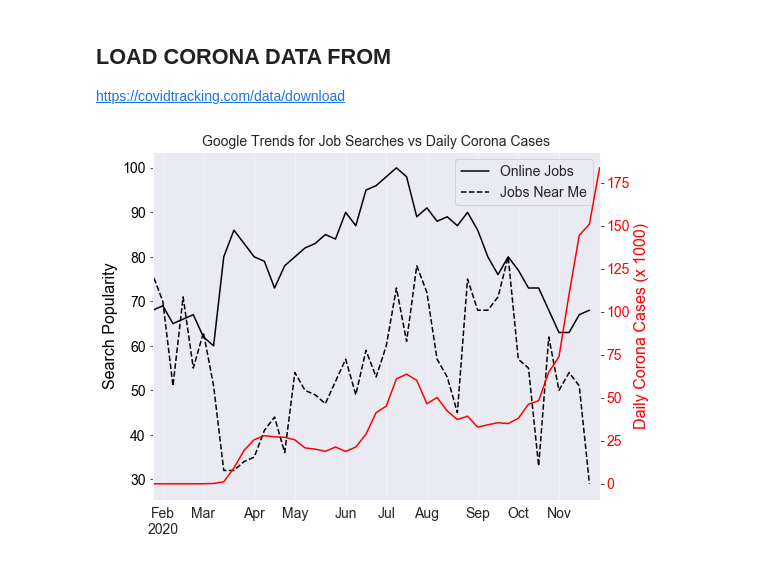
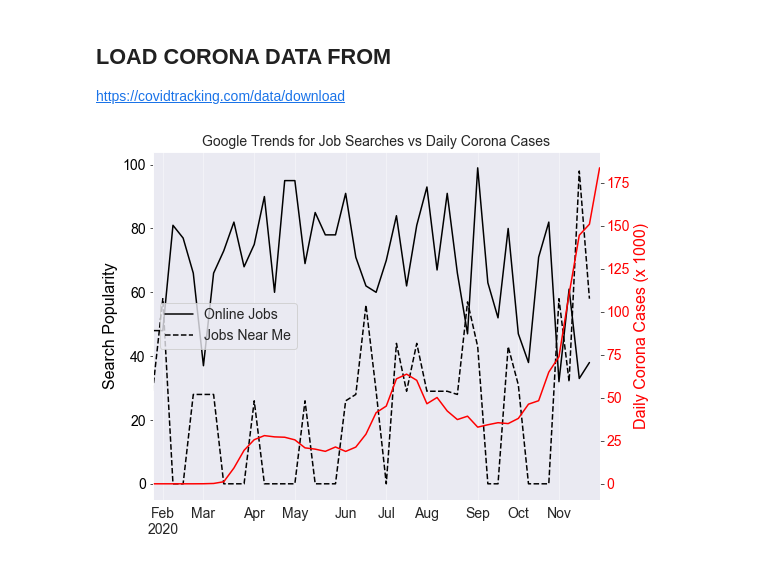
Before and after one commit to s1nancan/Job-Searches-vs-Covid-Cases-Analysis, a Jupyter notebook: Google Trends Analysis.ipynb, the cells around one changed output. Drawn from its saved outputs; the diff is of its cells as text; code cells hidden in the pictures.

```diff
--- a/Google Trends Analysis.ipynb
+++ b/Google Trends Analysis.ipynb
@@ -75,7 +58,7 @@ related_queries_dict
 # %%
 keywords = ['online ways to make money','online jobs','make money online free',
                               'way to make money online','make fast money online','earn money online',
-            'make money from home online','apply jobs']
+            'make money from home online','apply jobs', 'find jobs near me']
 # %%
 keyword = 'make money online'
 pytrend.build_payload(kw_list=[keyword])
@@ -97,5 +80,5 @@ time_df.head()
 # %%
 keywords.append('make money online')
 # %%
-time_df_avg= time_df.set_index('date').mean(axis=1).reset_index().rename(columns = {0:'Make Money Online'})
-time_df_avg.head()
+#time_df_avg= time_df.set_index('date').mean(axis=1).reset_index().rename(columns = {0:'Make Money Online'})
+#time_df_avg.head()
@@ -129,31 +102,31 @@ sns.set_style("dark")
 # %%
 
 fig, ax = plt.subplots(figsize=(8,6))
 color = 'black'
 
 ax.set_ylabel('Search Popularity', color=color)
 time_df.plot(ax=ax, x='date',y='online jobs',color=color)
 ax.set_xlabel('Date')
 ax.tick_params(axis='y', labelcolor=color)
 
-test_df.reset_index().plot(ax=ax, x='date',y='find jobs near me',color=color, linestyle='--')
+time_df.plot(ax=ax, x='date',y='find jobs near me',color=color, linestyle='--')
 plt.xlabel('')
 plt.legend(['Online Jobs','Jobs Near Me'])
 
 color='red'
 ax2 = ax.twinx()
 ax2.set_ylabel('Daily Corona Cases (x 1000)', color=color)  # we already handled the x-label with ax1
 corona_count.sort_values(by='date').plot(ax=ax2, x='date',y='positiveIncrease',color=color,legend=False)
 ax2.tick_params(axis='y', labelcolor=color)
 
 ax.grid(which='major',axis='x',alpha=0.5)
 #ax.grid(which='major',axis='x',alpha=0.5)
 
 
 plt.title('Google Trends for Job Searches vs Daily Corona Cases')
 fig.tight_layout()  # otherwise the right y-label is slightly clipped
 plt.show()
 # %% [output]
-[figure, old version]
+[figure, new version]
 # %%
 ## TEST BY REGION
```
Also changed, not shown: parts of 13 cells of this notebook.
